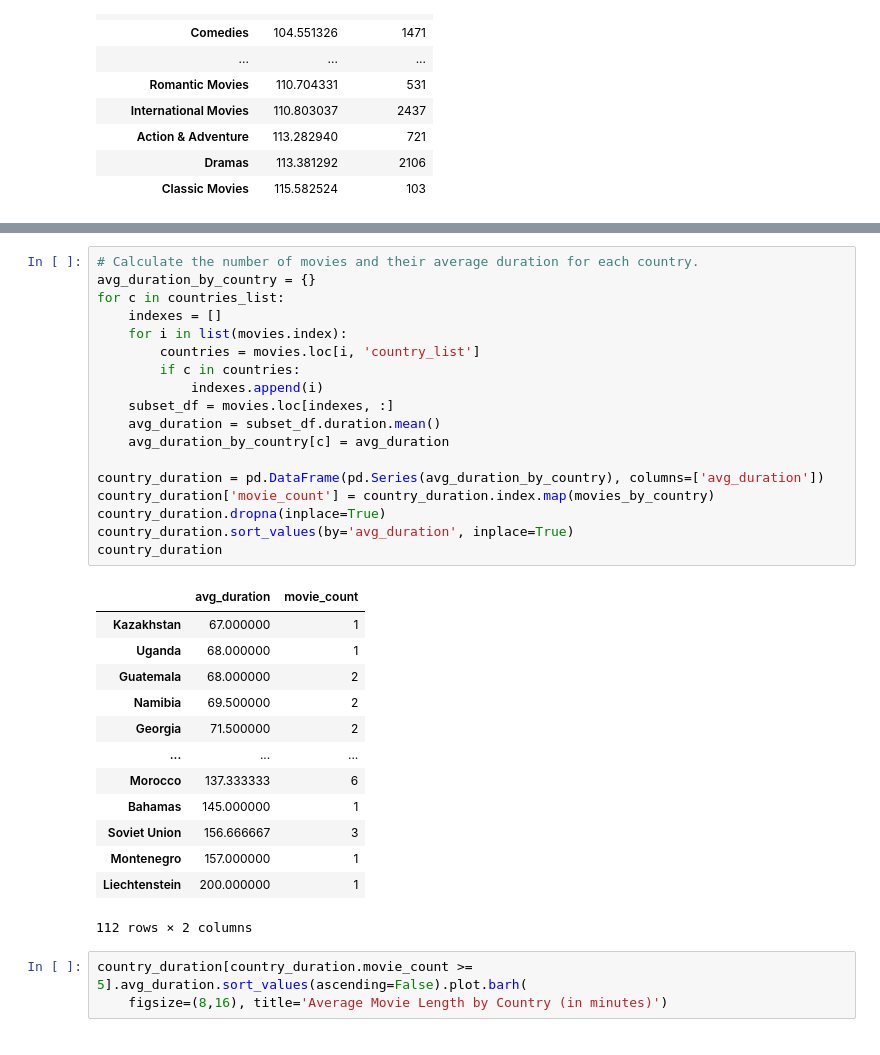
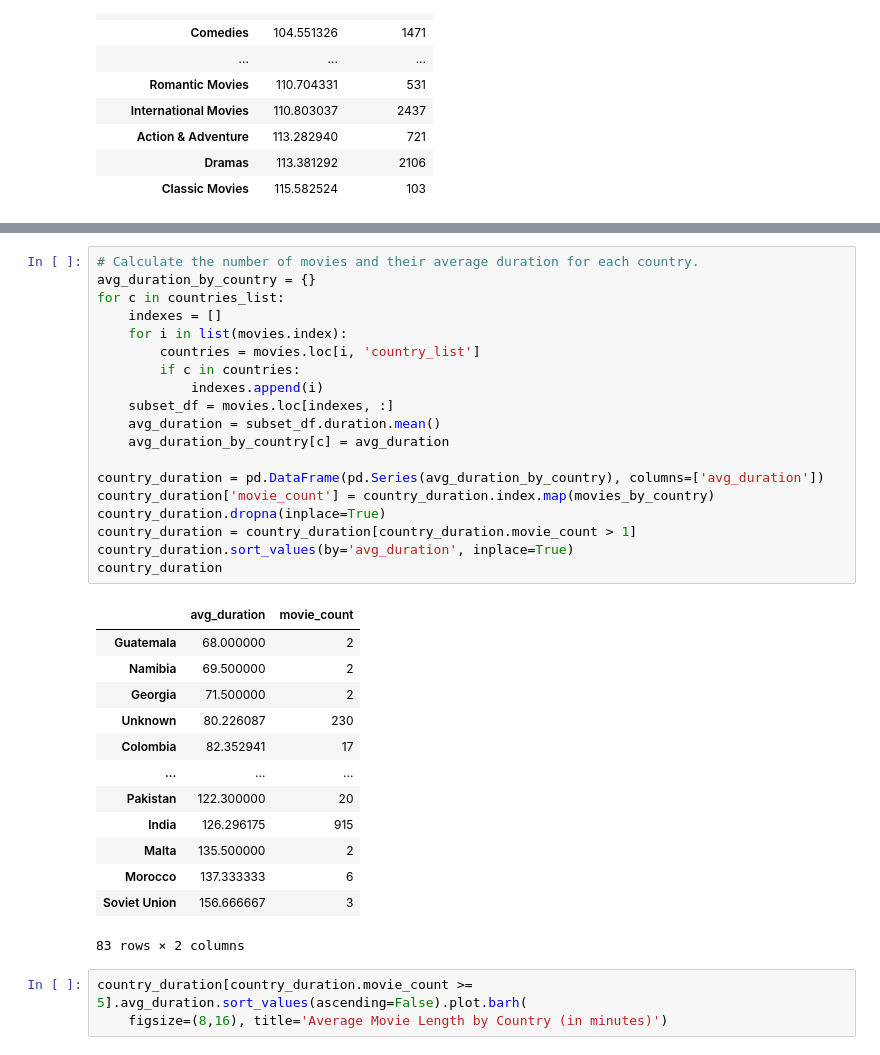
Before and after one commit to albert-ntiri/netflix, a Jupyter notebook: Netflix_Deep_Dive.ipynb, the cells around one changed output, grey strips where cells are left out. Saved outputs shown, nothing was run; the diff lists cells and outputs as text.

```diff
--- a/Netflix_Deep_Dive.ipynb
+++ b/Netflix_Deep_Dive.ipynb
@@ -282,35 +288,36 @@ genre_duration.avg_duration.sort_values(ascending=False).plot.barh(figsize=(6,6)
 # %%
 # Calculate the number of movies and their average duration for each country.
 avg_duration_by_country = {}
 for c in countries_list:
     indexes = []
     for i in list(movies.index):
         countries = movies.loc[i, 'country_list']
         if c in countries:
             indexes.append(i)
     subset_df = movies.loc[indexes, :]
     avg_duration = subset_df.duration.mean()
     avg_duration_by_country[c] = avg_duration
 
 country_duration = pd.DataFrame(pd.Series(avg_duration_by_country), columns=['avg_duration'])
 country_duration['movie_count'] = country_duration.index.map(movies_by_country)
 country_duration.dropna(inplace=True)
+country_duration = country_duration[country_duration.movie_count > 1]
 country_duration.sort_values(by='avg_duration', inplace=True)
 country_duration
 # %% [output]
 |  | avg_duration | movie_count |
-| Kazakhstan | 67.000000 | 1 |
-| Uganda | 68.000000 | 1 |
 | Guatemala | 68.000000 | 2 |
 | Namibia | 69.500000 | 2 |
 | Georgia | 71.500000 | 2 |
+| Unknown | 80.226087 | 230 |
+| Colombia | 82.352941 | 17 |
 | ... | ... | ... |
+| Pakistan | 122.300000 | 20 |
+| India | 126.296175 | 915 |
+| Malta | 135.500000 | 2 |
 | Morocco | 137.333333 | 6 |
-| Bahamas | 145.000000 | 1 |
 | Soviet Union | 156.666667 | 3 |
-| Montenegro | 157.000000 | 1 |
-| Liechtenstein | 200.000000 | 1 |
-112 rows × 2 columns
+83 rows × 2 columns
 # %%
 country_duration[country_duration.movie_count >= 5].avg_duration.sort_values(ascending=False).plot.barh(
     figsize=(8,16), title='Average Movie Length by Country (in minutes)')
```
Also changed, not shown: parts of 5 cells of this notebook, 6 other files.
